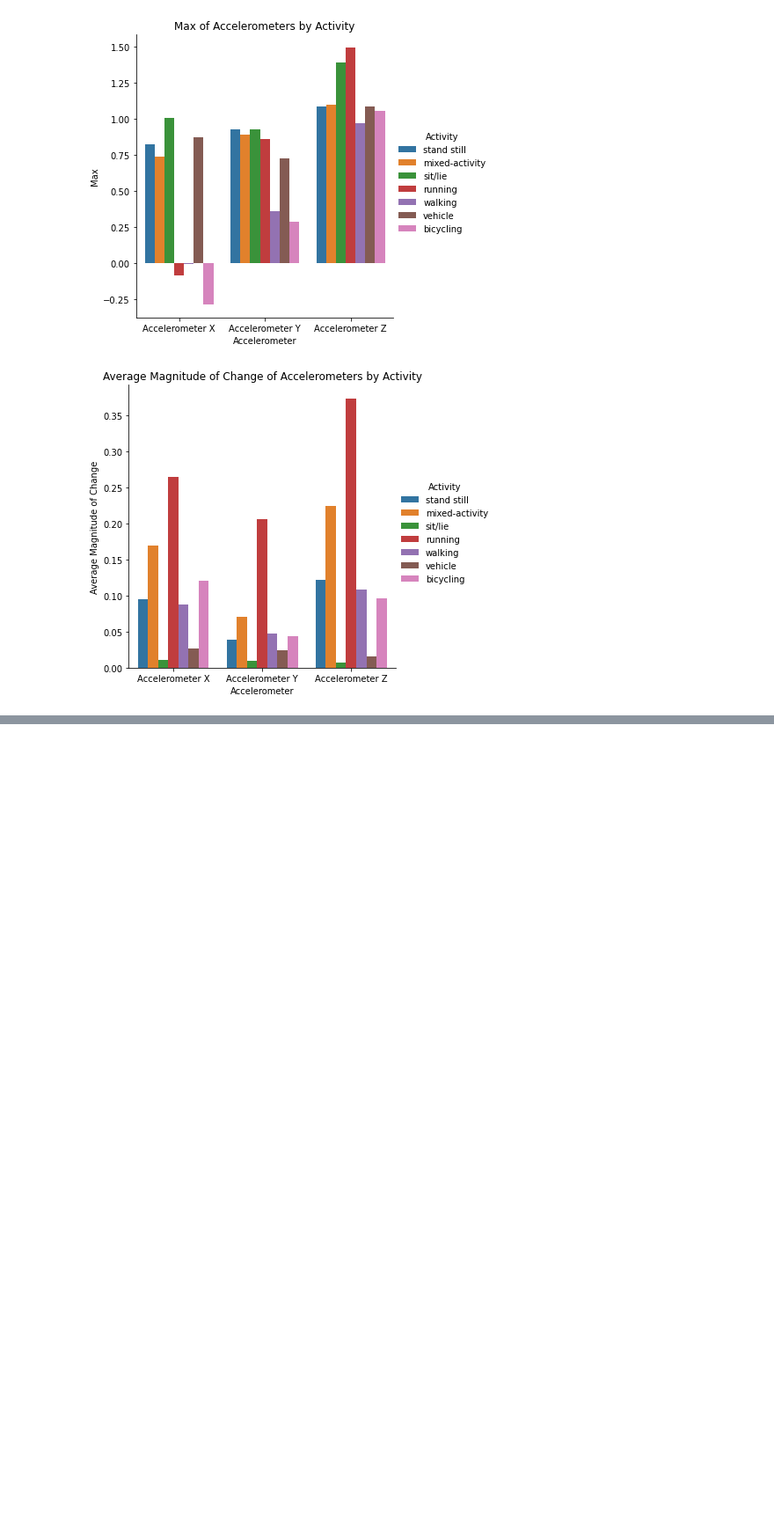
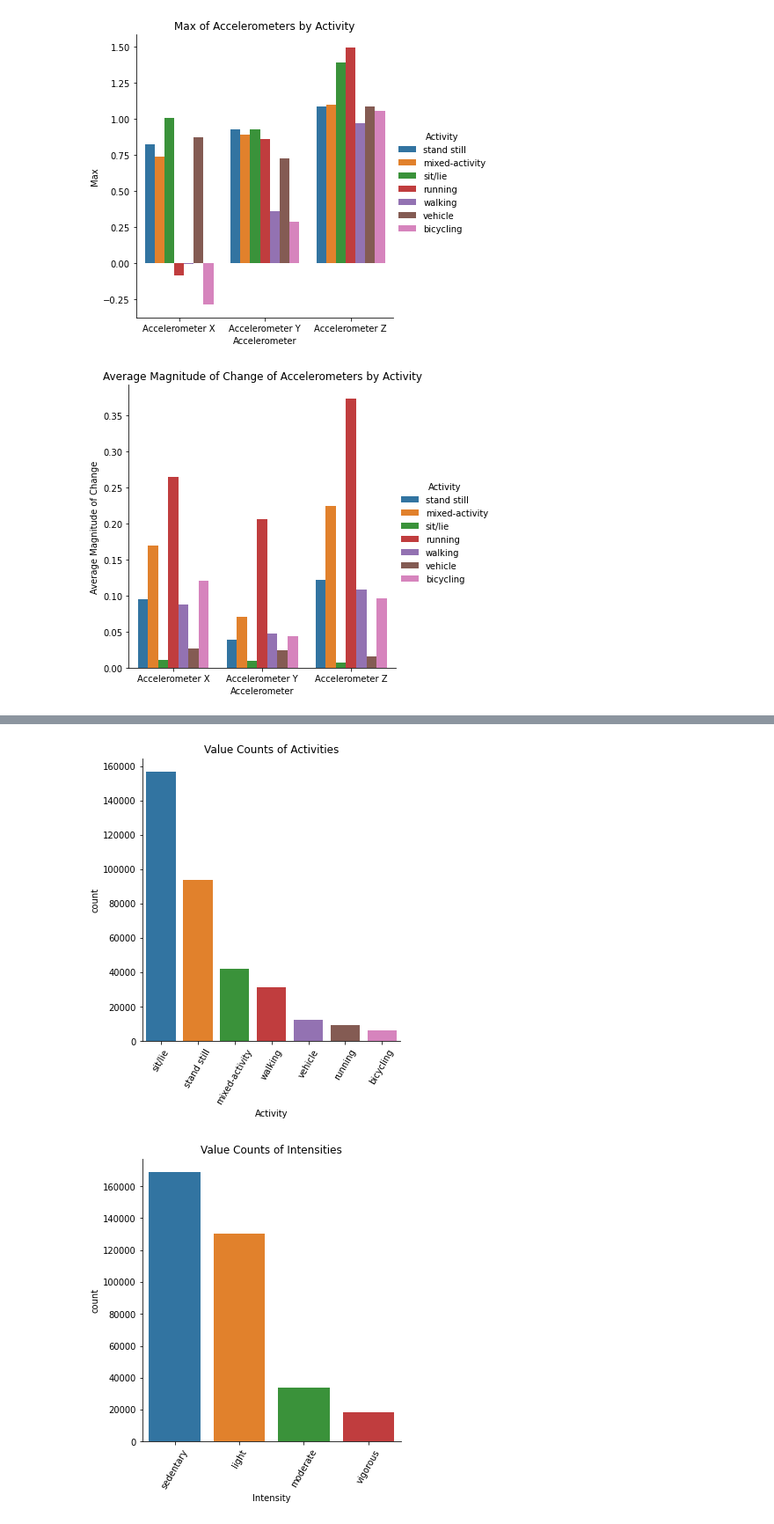
Before and after one commit to hglanz/DSFellow_KeadleMonitorStudies, a Jupyter notebook: EDA.ipynb, the cells around one changed output, grey strips where cells are left out. Shown: that part at 88% size. Drawn from its saved outputs; the diff is of its cells as text; code cells hidden in the pictures; blank space fills up the shorter version.

```diff
--- a/EDA.ipynb
+++ b/EDA.ipynb
@@ -198,2 +201,17 @@ for column in columns:
+# %%
+col_orders = [df_thigh["updated_activity"].value_counts().index,
+             df_thigh["primary_intensity"].value_counts().index]
+
+vars = ["updated_activity", "primary_intensity"]
+xlabs = ["Activit", "Intensit"]
+
+for i in range(2):
+    sns.catplot(data=df_thigh, kind="count", x=vars[i], order = col_orders[i])
+    plt.xlabel(xlabs[i] + "y")
+    plt.xticks(rotation=60)
+    plt.title("Value Counts of " + xlabs[i] + "ies");
+# %% [output]
+[figure, added]
+[figure, added]
 # %%
 #Probably have the wrong time variable (activities until 4am but none from 5am-3pm)
```
Also changed, not shown: parts of 3 cells of this notebook.
